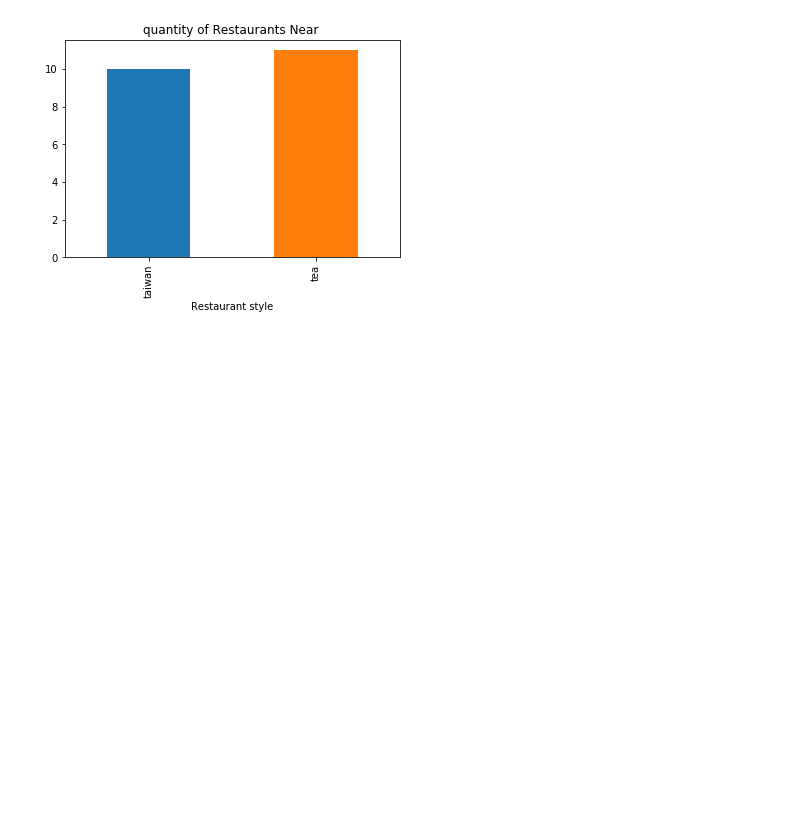
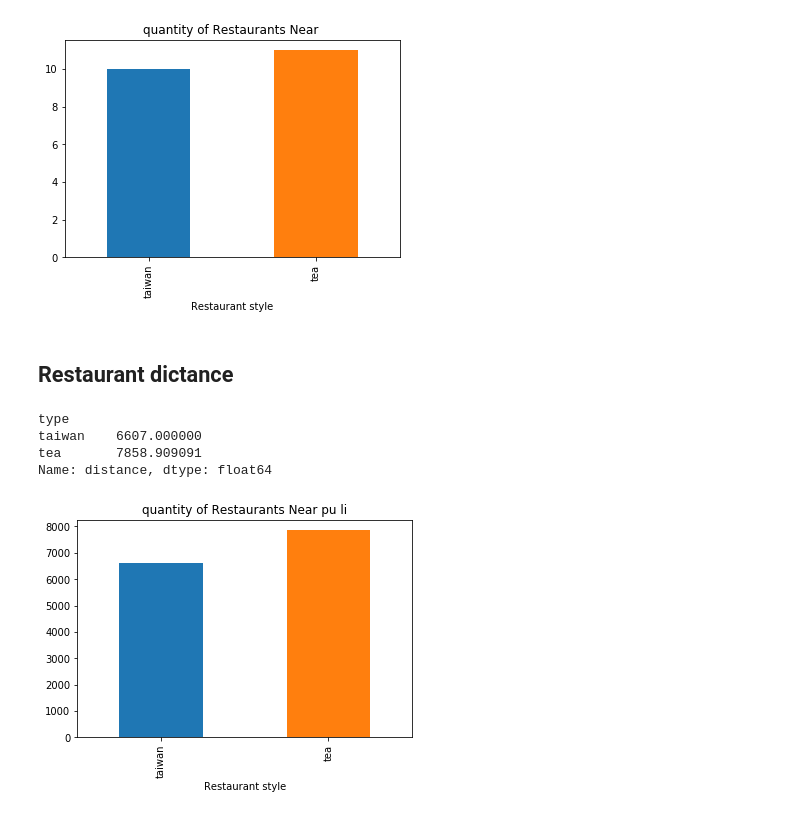
Before and after one commit to azulyrojo-ib/Capstone-Project-Notebook, a Jupyter notebook: The Battle of Neighborhoods Week 2.ipynb, the cells around one changed output. Saved outputs shown, nothing was run; the diff lists cells and outputs as text; code cells hidden in the pictures; blank space fills up the shorter version.

```diff
--- a/The Battle of Neighborhoods Week 2.ipynb
+++ b/The Battle of Neighborhoods Week 2.ipynb
@@ -264,0 +263,18 @@ plt.show()
+# %% [markdown]
+## Restaurant dictance
+# %%
+avgDis = AllResList.groupby('type')['distance'].mean()
+avgDis
+# %% [output]
+type
+taiwan    6607.000000
+tea       7858.909091
+Name: distance, dtype: float64
+# %%
+avgDis.plot(kind = 'Bar')
+
+plt.title('quantity of Restaurants Near pu li')
+plt.xlabel('Restaurant style')
+plt.show()
+# %% [output]
+[figure, added]
```
Also changed, not shown: parts of 1 cell of this notebook.
